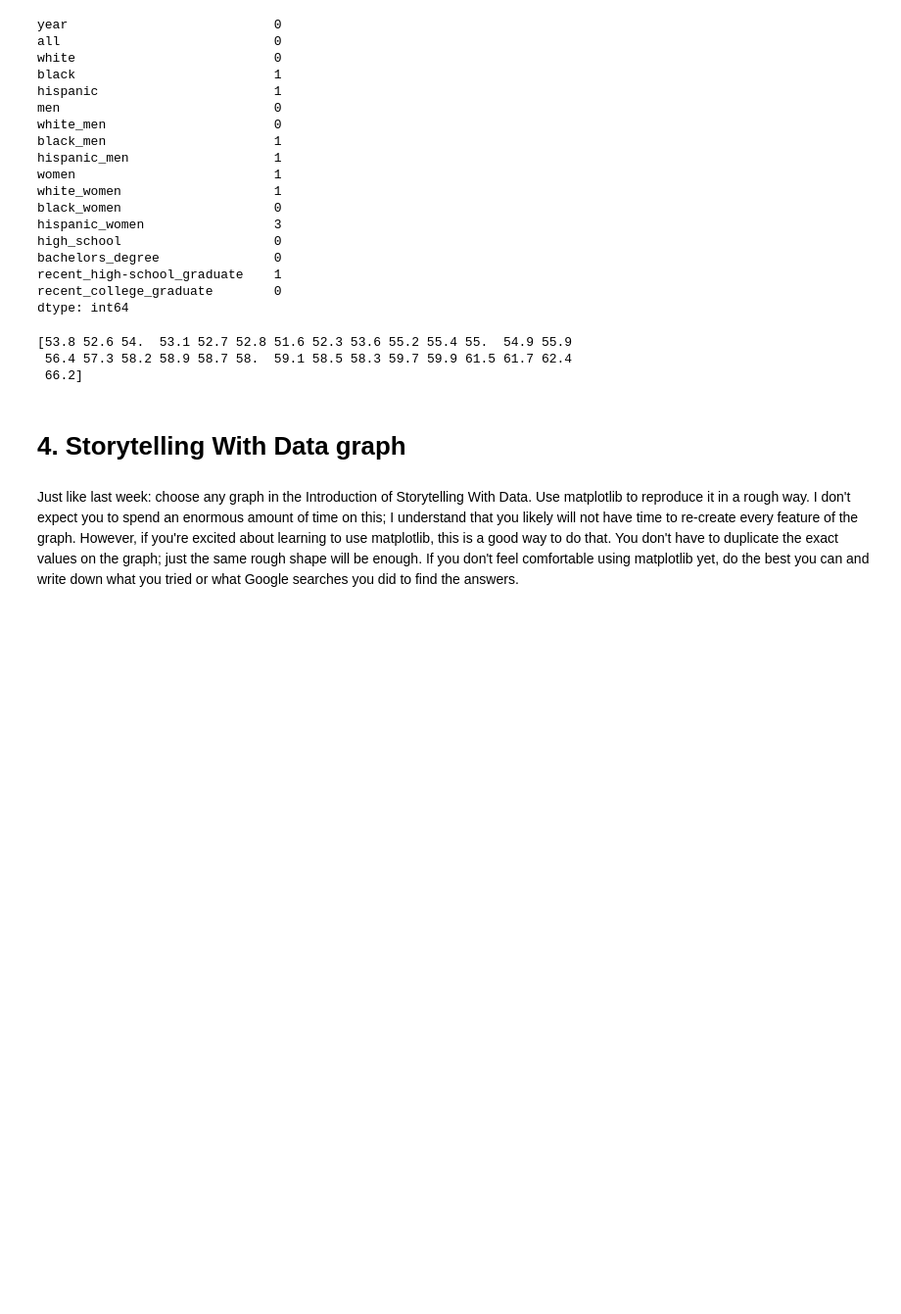
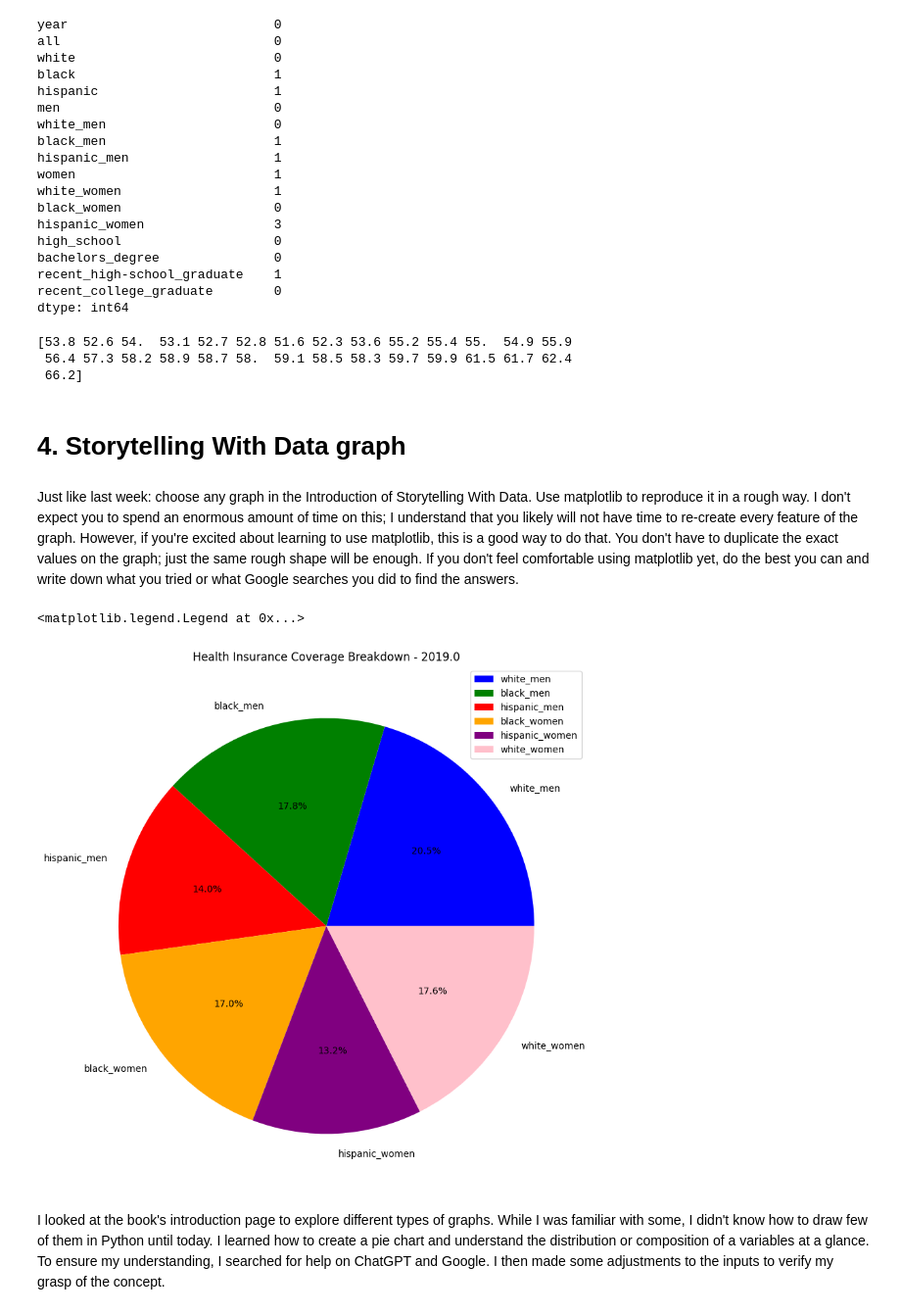
Before and after one commit to Rocking-Priya/2025-spring-B2, a Jupyter notebook: Week2.ipynb, the cells around one changed output. Shown at 98% size. Drawn from its saved outputs; the diff is of its cells as text; code cells hidden in the pictures; blank space fills up the shorter version.

```diff
--- a/Week2.ipynb
+++ b/Week2.ipynb
@@ -235,0 +238,16 @@ Just like last week: choose any graph in the Introduction of Storytelling With D
+# %%
+latest_year_data = df_health.iloc[0]
+year = latest_year_data['year']
+
+categories = ['white_men',  'black_men', 'hispanic_men', 'black_women', 'hispanic_women', 'white_women' ]
+values = latest_year_data[categories].values
+
+plt.figure(figsize=(10, 12))
+plt.pie(values, labels=categories, autopct='%1.1f%%', colors=['blue', 'green', 'red', 'orange', 'purple', 'pink'])
+plt.title(f'Health Insurance Coverage Breakdown - {year}')
+plt.legend()
+# %% [output]
+<matplotlib.legend.Legend at 0x...>
+[figure, added]
+# %% [markdown]
+I looked at the book's introduction page to explore different types of graphs. While I was familiar with some, I didn't know how to draw few of them in Python until today. I learned how to create a pie chart and understand the distribution or composition of a variables at a glance. To ensure my understanding, I searched for help on ChatGPT and Google. I then made some adjustments to the inputs to verify my grasp of the concept.
```
Also changed, not shown: parts of 1 cell of this notebook.
